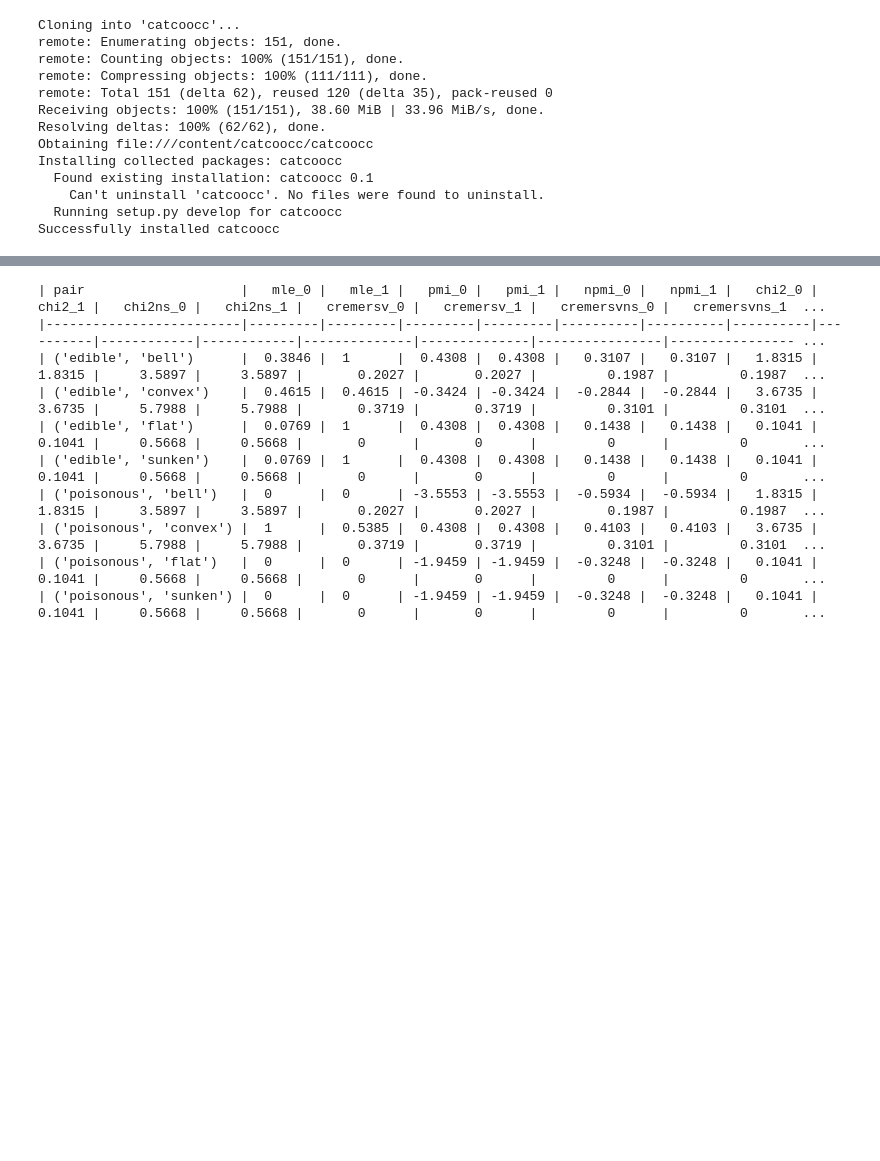
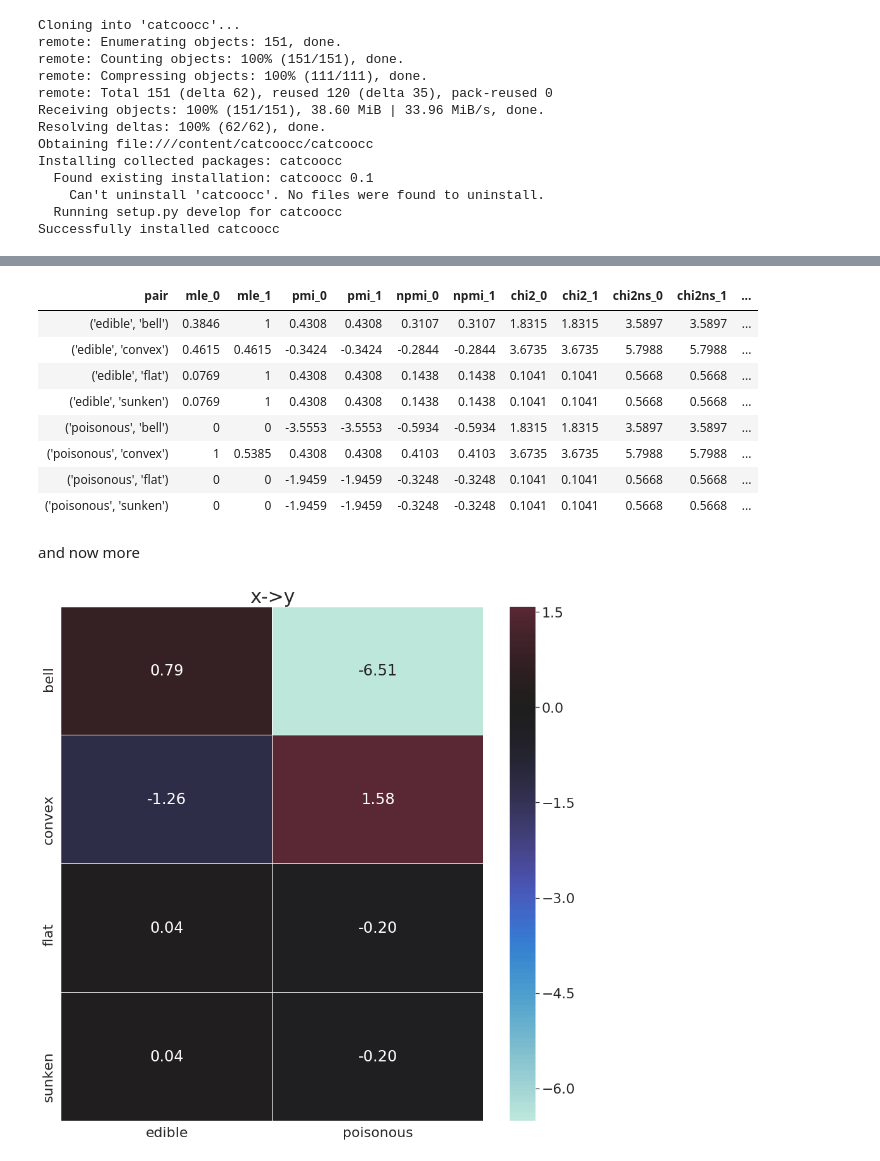
Before and after one commit to tresoldi/asymcat, a Jupyter notebook: docs/Demo.ipynb, the cells around one changed output, grey strips where cells are left out. Cells and saved outputs as stored; diff of their text form; code cells hidden in the pictures; blank space fills up the shorter version.

```diff
--- a/docs/Demo.ipynb
+++ b/docs/Demo.ipynb
@@ -98,16 +135,22 @@ for pair in sorted(scorer.obs):
     ]
     table.append(buf)
 
-print(tabulate.tabulate(table, headers=headers, tablefmt="github"))
-xy, yx, alpha_x, alpha_y = catcoocc.scorer.scorer2matrices(catcoocc_ii)
+
+display(HTML(tabulate.tabulate(table, headers=headers, tablefmt='html')))
 # %% [output]
-| pair                    |   mle_0 |   mle_1 |   pmi_0 |   pmi_1 |   npmi_0 |   npmi_1 |   chi2_0 |   chi2_1 |   chi2ns_0 |   chi2ns_1 |   cremersv_0 |   cremersv_1 |   cremersvns_0 |   cremersvns_1  ...
-|-------------------------|---------|---------|---------|---------|----------|----------|----------|----------|------------|------------|--------------|--------------|----------------|---------------- ...
-| ('edible', 'bell')      |  0.3846 |  1      |  0.4308 |  0.4308 |   0.3107 |   0.3107 |   1.8315 |   1.8315 |     3.5897 |     3.5897 |       0.2027 |       0.2027 |         0.1987 |         0.1987  ...
-| ('edible', 'convex')    |  0.4615 |  0.4615 | -0.3424 | -0.3424 |  -0.2844 |  -0.2844 |   3.6735 |   3.6735 |     5.7988 |     5.7988 |       0.3719 |       0.3719 |         0.3101 |         0.3101  ...
-| ('edible', 'flat')      |  0.0769 |  1      |  0.4308 |  0.4308 |   0.1438 |   0.1438 |   0.1041 |   0.1041 |     0.5668 |     0.5668 |       0      |       0      |         0      |         0       ...
-| ('edible', 'sunken')    |  0.0769 |  1      |  0.4308 |  0.4308 |   0.1438 |   0.1438 |   0.1041 |   0.1041 |     0.5668 |     0.5668 |       0      |       0      |         0      |         0       ...
-| ('poisonous', 'bell')   |  0      |  0      | -3.5553 | -3.5553 |  -0.5934 |  -0.5934 |   1.8315 |   1.8315 |     3.5897 |     3.5897 |       0.2027 |       0.2027 |         0.1987 |         0.1987  ...
-| ('poisonous', 'convex') |  1      |  0.5385 |  0.4308 |  0.4308 |   0.4103 |   0.4103 |   3.6735 |   3.6735 |     5.7988 |     5.7988 |       0.3719 |       0.3719 |         0.3101 |         0.3101  ...
-| ('poisonous', 'flat')   |  0      |  0      | -1.9459 | -1.9459 |  -0.3248 |  -0.3248 |   0.1041 |   0.1041 |     0.5668 |     0.5668 |       0      |       0      |         0      |         0       ...
-| ('poisonous', 'sunken') |  0      |  0      | -1.9459 | -1.9459 |  -0.3248 |  -0.3248 |   0.1041 |   0.1041 |     0.5668 |     0.5668 |       0      |       0      |         0      |         0       ...
+| pair | mle_0 | mle_1 | pmi_0 | pmi_1 | npmi_0 | npmi_1 | chi2_0 | chi2_1 | chi2ns_0 | chi2ns_1 | ... |
+| ('edible', 'bell') | 0.3846 | 1 | 0.4308 | 0.4308 | 0.3107 | 0.3107 | 1.8315 | 1.8315 | 3.5897 | 3.5897 | ... |
+| ('edible', 'convex') | 0.4615 | 0.4615 | -0.3424 | -0.3424 | -0.2844 | -0.2844 | 3.6735 | 3.6735 | 5.7988 | 5.7988 | ... |
+| ('edible', 'flat') | 0.0769 | 1 | 0.4308 | 0.4308 | 0.1438 | 0.1438 | 0.1041 | 0.1041 | 0.5668 | 0.5668 | ... |
+| ('edible', 'sunken') | 0.0769 | 1 | 0.4308 | 0.4308 | 0.1438 | 0.1438 | 0.1041 | 0.1041 | 0.5668 | 0.5668 | ... |
+| ('poisonous', 'bell') | 0 | 0 | -3.5553 | -3.5553 | -0.5934 | -0.5934 | 1.8315 | 1.8315 | 3.5897 | 3.5897 | ... |
+| ('poisonous', 'convex') | 1 | 0.5385 | 0.4308 | 0.4308 | 0.4103 | 0.4103 | 3.6735 | 3.6735 | 5.7988 | 5.7988 | ... |
+| ('poisonous', 'flat') | 0 | 0 | -1.9459 | -1.9459 | -0.3248 | -0.3248 | 0.1041 | 0.1041 | 0.5668 | 0.5668 | ... |
+| ('poisonous', 'sunken') | 0 | 0 | -1.9459 | -1.9459 | -0.3248 | -0.3248 | 0.1041 | 0.1041 | 0.5668 | 0.5668 | ... |
+# %% [markdown]
+and now more
+# %%
+xy, yx, alpha_x, alpha_y = catcoocc.scorer.scorer2matrices(catcoocc_ii)
+plot_scorer(xy, alpha_x, alpha_y, "x->y", 2, (15, 15))
+# %% [output]
+[figure, added]
```
Also changed, not shown: parts of 7 cells of this notebook, 10 other files.
